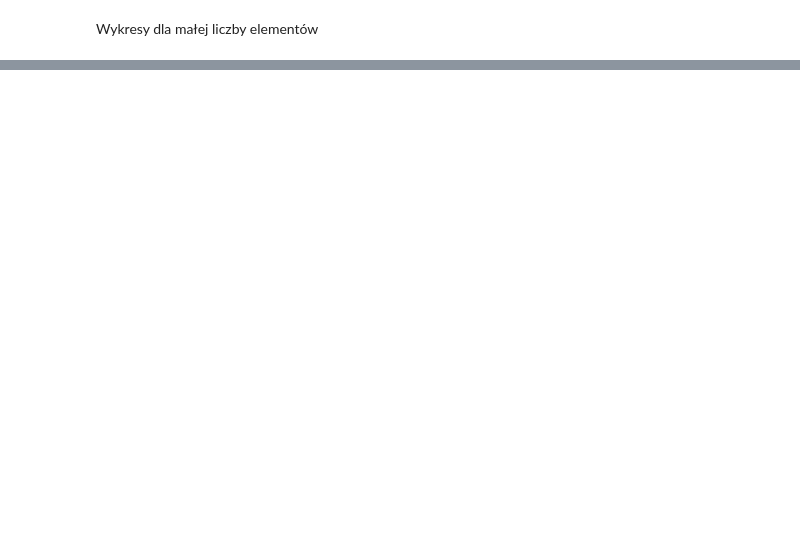
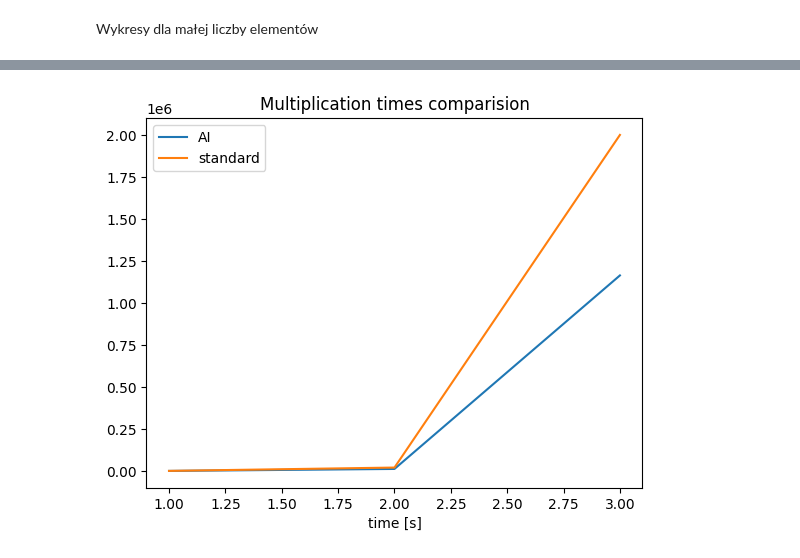
Before and after one commit to MicelloK/matrix-aglorithms, a Jupyter notebook: lab1/lab1.ipynb, the cells around one changed output, grey strips where cells are left out. Saved outputs shown, nothing was run; the diff lists cells and outputs as text; code cells hidden in the pictures; blank space fills up the shorter version.

```diff
--- a/lab1/lab1.ipynb
+++ b/lab1/lab1.ipynb
@@ -244,7 +207,7 @@ print(factorizations['4,5,5'][2][0])
 # (4x5)*(5x5)=(4x5)
 # https://www.nature.com/articles/s41586-022-05172-4
 
-#naprawione ale nie wiem czego to dziala
+# naprawione ale nie wiem czego to dziala
 def ai_mlt(A,B, factor):
     '''
     do mnożenia macierzy (4^n x 5^n)*(5^n x 5^n)
@@ -262,7 +225,7 @@ def ai_mlt(A,B, factor):
     Na obrazku wyżej fajnie widać jak to mniej więcej działa, u= factor[0], v = factor[1] i w = factor[2]
 
     '''
-    global operation_count, plus_count, mult_count
+    global operation_count
     if A.shape == (4,5) and B.shape == (5,5):
         result = np.zeros((4,5), dtype=float)
         for i in range(len(A)):
@@ -272,8 +235,8 @@ def ai_mlt(A,B, factor):
                         #plus_count += 1
                         #mult_count += 1
 
-        mult_count += 76
-        plus_count += 539 #teoretycznie tyle by zajelo gdyby przepisac to wszystko z dolu i zamienic mnozenia
+        # mult_count += 76
+        # plus_count += 539 #teoretycznie tyle by zajelo gdyby przepisac to wszystko z dolu i zamienic mnozenia
         #macierzy na zwykle
         return result
 
@@ -302,7 +265,7 @@ def ai_mlt(A,B, factor):
                 x,y = np.unravel_index(j, (4,5))
                 A_factor += A[x*n:(x+1)*n, y*m: (y+1)*m]*A_elements[j]
 
-                plus_count += len(A_factor[0])*len(A_factor)
+                # plus_count += len(A_factor[0])*len(A_factor)
                 operation_count += len(A_factor)*len(A_factor[0])
 
         B_factor = np.zeros((k,k), dtype = float)
@@ -311,7 +274,7 @@ def ai_mlt(A,B, factor):
                 x,y = np.unravel_index(j, (5,5))
                 B_factor += B[x*k:(x+1)*k, y*k: (y+1)*k]*B_elements[j]
 
-                plus_count += len(B_factor)**2
+                # plus_count += len(B_factor)**2
                 operation_count += len(B_factor)**2
 
         m_res = ai_mlt(A_factor, B_factor, factor)
@@ -331,7 +294,7 @@ def ai_mlt(A,B, factor):
             if C_elements[j] != 0:
                 res_fragment += mtab[j]*C_elements[j]
 
-                plus_count += n*m
+                # plus_count += n*m
 
         if xind >= 4:
             yind+=1
@@ -345,14 +308,10 @@ def ai_mlt(A,B, factor):
 # %%
 a1 = random_matrix((4**3,5**3), 0, 1)
 a2 = random_matrix((5**3,5**3), 0, 1)
+
 operation_count = 0
-plus_count = 0
-mult_count = 0
-
 r1 = ai_mlt(a1, a2, factorizations['4,5,5'])
-r2, op, p, m = standard_mlt(a1,a2)
-print(operation_count, op, operation_count - op, plus_count,p,m, mult_count)
-print(mult_count, m)
-print(plus_count, p)
-print(a1.shape, a2.shape)
+r2, op = standard_mlt(a1,a2)
+print(operation_count, op)
+# print(a1.shape, a2.shape)
 # %% [output]
@@ -581,0 +508,10 @@ plt.show()
+# %%
+nnn = 3
+plt.plot(range(1,e), ai_op)
+plt.title("Multiplication times comparision")
+plt.xlabel("time [s]")
+plt.legend(("AI", "standard"))
+# plt.savefig("./img/aitimes.png")
+plt.show()
+# %% [output]
+[figure, added]
```
Also changed, not shown: parts of 21 cells of this notebook, 7 other files.
